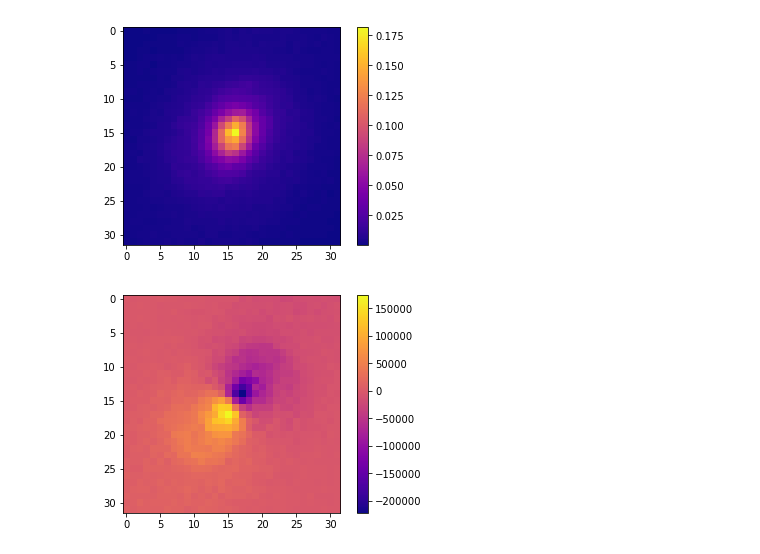
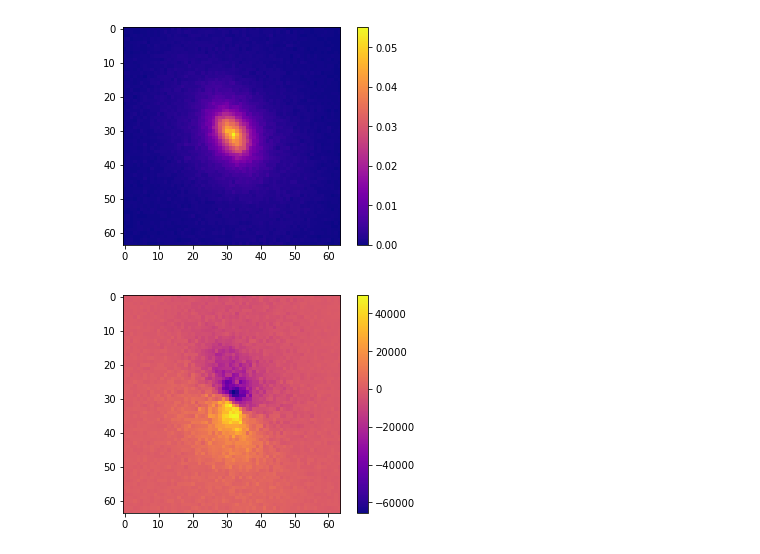
Before and after one commit to jortiz630/exampleNotebooks, a Jupyter notebook: dataIntro.ipynb, the cells around one changed output. Saved outputs shown, nothing was run; the diff lists cells and outputs as text; code cells hidden in the pictures.

```diff
--- a/dataIntro.ipynb
+++ b/dataIntro.ipynb
@@ -14,8 +15,17 @@ from __future__ import division
 fields=[
     [4,'Coordinates'],
     [4,'Velocities'],
-    [4,'Masses']
+    [4,'Masses'],
+    [0,'Coordinates'],
+    [0,'Velocities'],
+    [0,'Masses'],
+
 ]
+
+# Spiral: 15, 300122
+# Elliptical: 342260, 382533
+# ???: 177131, 200655, 204394, 268841, 273742, 278699, 311141
+
 # Here we actually pull the data from online
 data=getGalaxy(15,fields)
 
@@ -23,6 +33,9 @@ data=getGalaxy(15,fields)
 rStar=data[0][:,:]
 vStar=data[1][:,:]
 mStar=data[2][:]
+rGas=data[3][:,:]
+vGas=data[4][:,:]
+mGas=data[5][:]
 # %%
 # A few useful functions to build from
 
@@ -33,6 +46,8 @@ def findCenterMass(rStar,mStar):
         com[i]=np.sum(rStar[:,i]*mStar[:])/np.sum(mStar[:])
     return com
 
+
+
 # given the position and masses of the stars, some number of pixels and some distance finds
 # the projected total mass
 def findPixels(rStar,mStar,nPixels,span):
@@ -40,9 +55,9 @@ def findPixels(rStar,mStar,nPixels,span):
     for i in range(nPixels):
         for j in range(nPixels):
             inPix=np.argwhere((span*(((2*i)/nPixels)-1)<rStar[:,0])
-                            &(span*(((2*j)/nPixels)-1)<rStar[:,1])
+                            &(span*(((2*j)/nPixels)-1)<rStar[:,2])
                          &(span*(((2*(i+1))/nPixels)-1)>rStar[:,0])
-                         &(span*(((2*(j+1))/nPixels)-1)>rStar[:,1]))
+                         &(span*(((2*(j+1))/nPixels)-1)>rStar[:,2]))
             if inPix.size==0:
                 continue
             pixels[i,j]=np.sum(mStar[inPix])
@@ -53,9 +68,9 @@ def findPixelsVel(rStar,vStar,nPixels,span):
     for i in range(nPixels):
         for j in range(nPixels):
             inPix=np.argwhere((span*(((2*i)/nPixels)-1)<rStar[:,0])
-                            &(span*(((2*j)/nPixels)-1)<rStar[:,1])
+                            &(span*(((2*j)/nPixels)-1)<rStar[:,2])
                          &(span*(((2*(i+1))/nPixels)-1)>rStar[:,0])
-                         &(span*(((2*(j+1))/nPixels)-1)>rStar[:,1]))
+                         &(span*(((2*(j+1))/nPixels)-1)>rStar[:,2]))
             if inPix.size==0:
                 continue
             pixels[i,j]=np.sum(vStar[inPix])
@@ -64,5 +79,7 @@ def findPixelsVel(rStar,vStar,nPixels,span):
 # Moving all the co-ordinates such that the galaxy's centered on (0,0,0)
 
 nStar=len(mStar)
-com=findCenterMass(rStar,mStar) # finds the center of mass
-rStar=rStar-com # recenters all positions around the center of mass
+com1=findCenterMass(rStar,mStar) # finds the center of mass
+rStar=rStar-com1 # recenters all positions around the center of mass
+com2=findCenterMass(vStar,mStar)
+vStar=vStar-com2
@@ -98,20 +113,19 @@ plt.show(densPlot)
 # %%
 # Making a simple image of the galaxy
 
-pixels=findPixels(rStar,mStar,32,16)
+pixels=findPixels(rStar,mStar,64,16)
 galaxyPlot=plt.gca()
 image=galaxyPlot.imshow(pixels,cmap='plasma')
 plt.colorbar(image)
 plt.show(galaxyPlot)
+
+# Making a image of the velocity of the stars in the galaxy
+
+pixels=findPixelsVel(rStar,vStar,64,16)
+galaxyPlot=plt.gca()
+image=galaxyPlot.imshow(pixels,cmap='plasma')
+plt.colorbar(image)
+plt.show(galaxyPlot)
 # %% [output]
-[figure, old version]
+[figure, new version]
+[figure, added]
-# %%
-# Making a simple image of the galaxy
-
-pixels=findPixelsVel(rStar,vStar,32,16)
-galaxyPlot=plt.gca()
-image=galaxyPlot.imshow(pixels,cmap='plasma')
-plt.colorbar(image)
-plt.show(galaxyPlot)
-# %% [output]
-[figure, removed]
```
Also changed, not shown: parts of 8 cells of this notebook, 1 other file.
